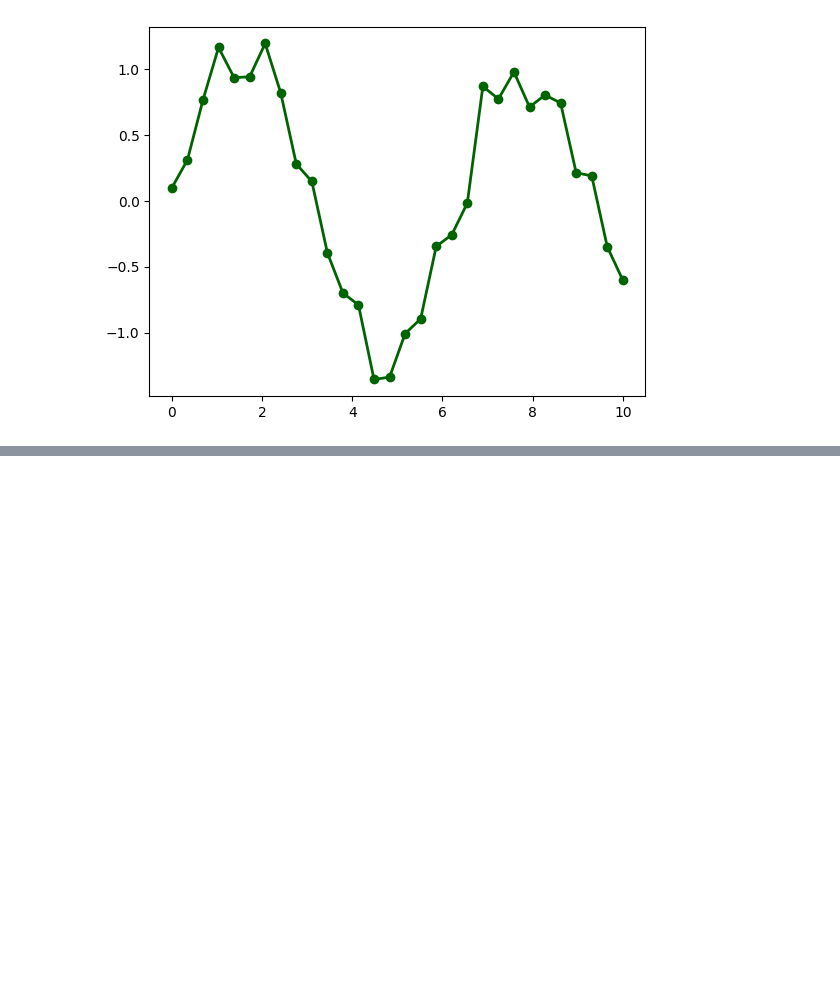
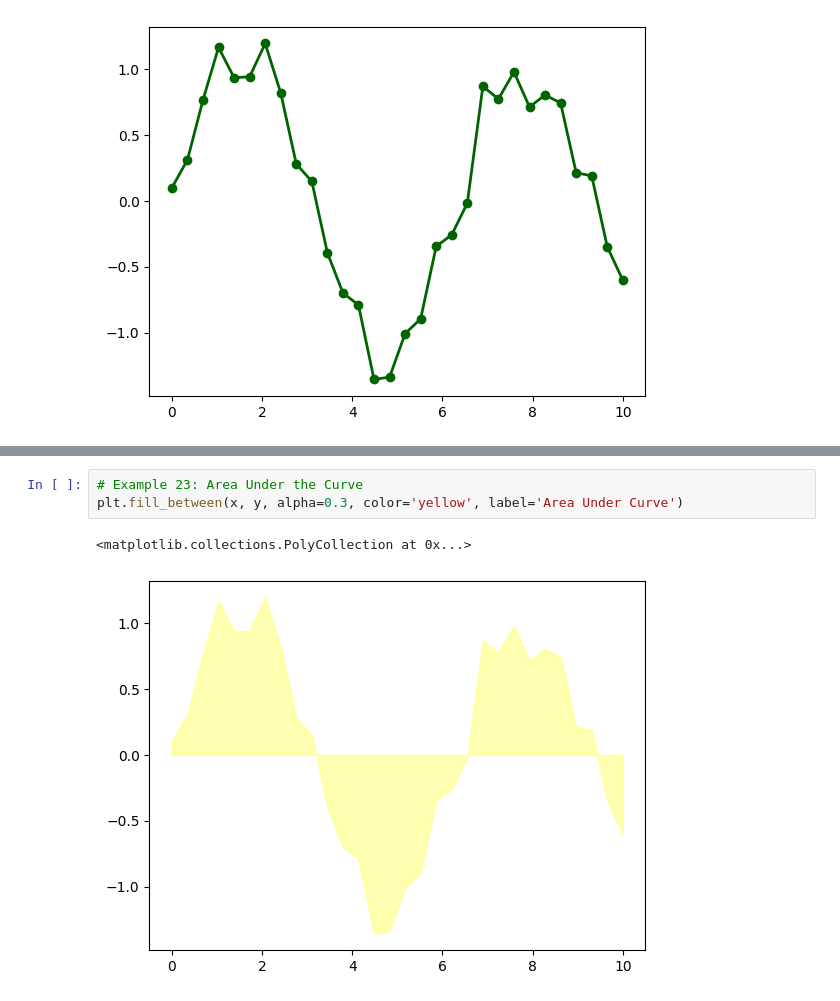
Before and after one commit to rvigneshwaran/datascience-implementations, a Jupyter notebook: 01-data-science-fundamentals/02-statistical-data-visualization/02-matplotlib-visualization/01-line-plot/01-line-plot.ipynb, the cells around one changed output, grey strips where cells are left out. Cells and saved outputs as stored; diff of their text form; blank space fills up the shorter version.

```diff
--- a/01-data-science-fundamentals/02-statistical-data-visualization/02-matplotlib-visualization/01-line-plot/01-line-plot.ipynb
+++ b/01-data-science-fundamentals/02-statistical-data-visualization/02-matplotlib-visualization/01-line-plot/01-line-plot.ipynb
@@ -198,0 +213,6 @@ plt.savefig('line_plot_example.png', dpi=300, bbox_inches='tight')
+# %%
+# Example 23: Area Under the Curve
+plt.fill_between(x, y, alpha=0.3, color='yellow', label='Area Under Curve')
+# %% [output]
+<matplotlib.collections.PolyCollection at 0x...>
+[figure, added]
```
Also changed, not shown: parts of 3 cells of this notebook.
